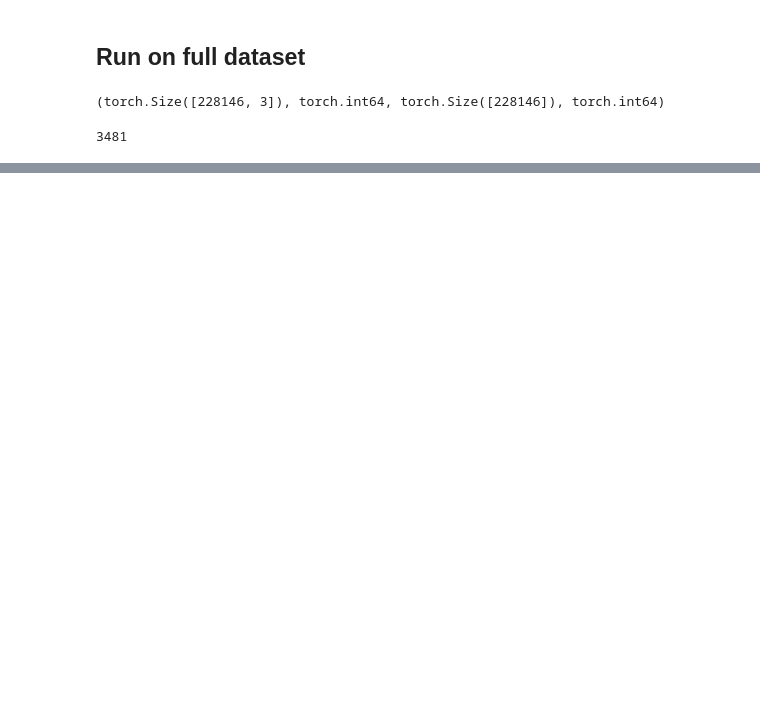
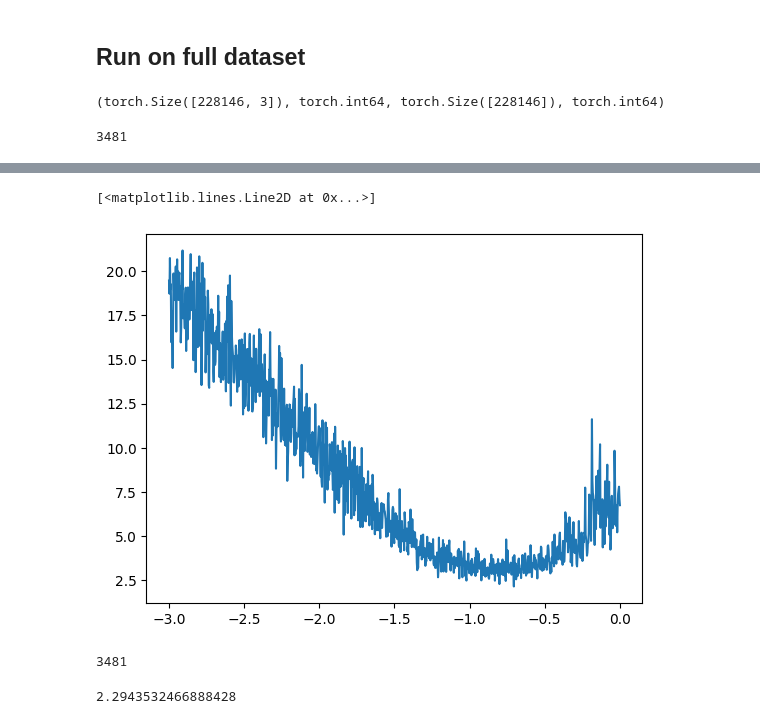
Before and after one commit to martush/martush_notebooks, a Jupyter notebook: Char_Level_Language_Model_MLP.ipynb, the cells around one changed output, grey strips where cells are left out. Drawn from its saved outputs; the diff is of its cells as text; code cells hidden in the pictures; blank space fills up the shorter version.

```diff
--- a/Char_Level_Language_Model_MLP.ipynb
+++ b/Char_Level_Language_Model_MLP.ipynb
@@ -609,0 +820,6 @@ tensor([1, 1, 1, 3, 2, 1, 3, 3, 2, 0, 3, 3, 3, 4, 2, 2, 1, 3, 0, 0, 4, 2, 2, 1,
+# %%
+# Change to plotting the exponent of the learning rate
+plt.plot(lri, lossi)
+# %% [output]
+[<matplotlib.lines.Line2D at 0x...>]
+[figure, added]
@@ -609,0 +829,12 @@ tensor([1, 1, 1, 3, 2, 1, 3, 3, 2, 0, 3, 3, 3, 4, 2, 2, 1, 3, 0, 0, 4, 2, 2, 1,
+# %%
+g = torch.Generator().manual_seed(2147483647)
+C = torch.randn((27, 2), generator=g)
+W1 = torch.randn((6, 100), generator=g)
+b1 = torch.randn(100, generator=g)
+W2 = torch.randn((100, 27), generator=g)
+b2 = torch.randn(27, generator=g)
+parameters = [C, W1, b1, W2, b2]
+
+sum(p.nelement() for p in parameters)
+# %% [output]
+3481
@@ -609,0 +869,9 @@ tensor([1, 1, 1, 3, 2, 1, 3, 3, 2, 0, 3, 3, 3, 4, 2, 2, 1, 3, 0, 0, 4, 2, 2, 1,
+# %%
+# Evaluate loss on all data, not just the minibatch
+emb = C[X]
+h = torch.tanh(emb.view(-1, 6) @ W1 + b1)
+logits = h @ W2 + b2
+loss = F.cross_entropy(logits, Y)
+print(loss.item())
+# %% [output]
+2.2943532466888428
```
Also changed, not shown: parts of 59 cells of this notebook.
